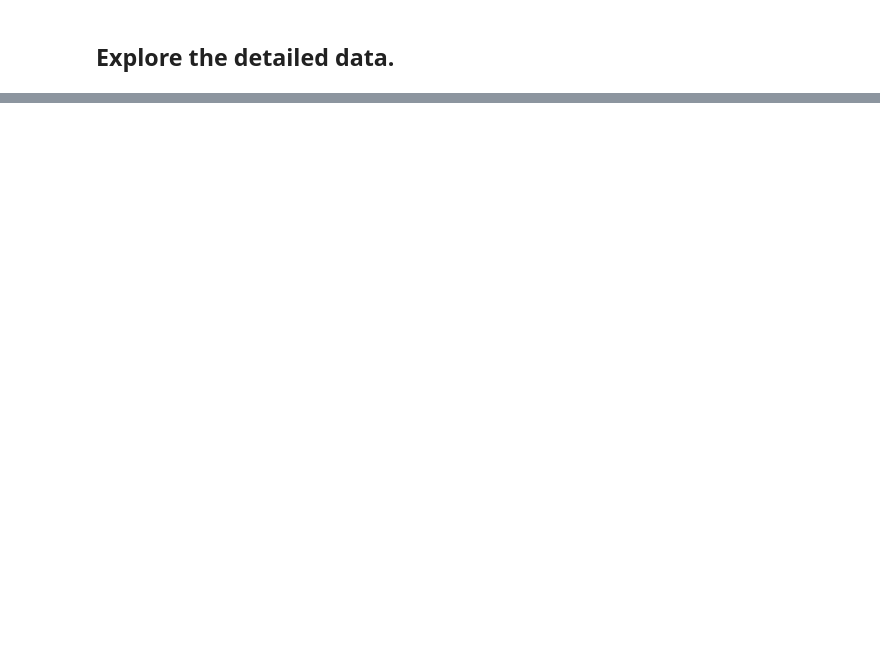
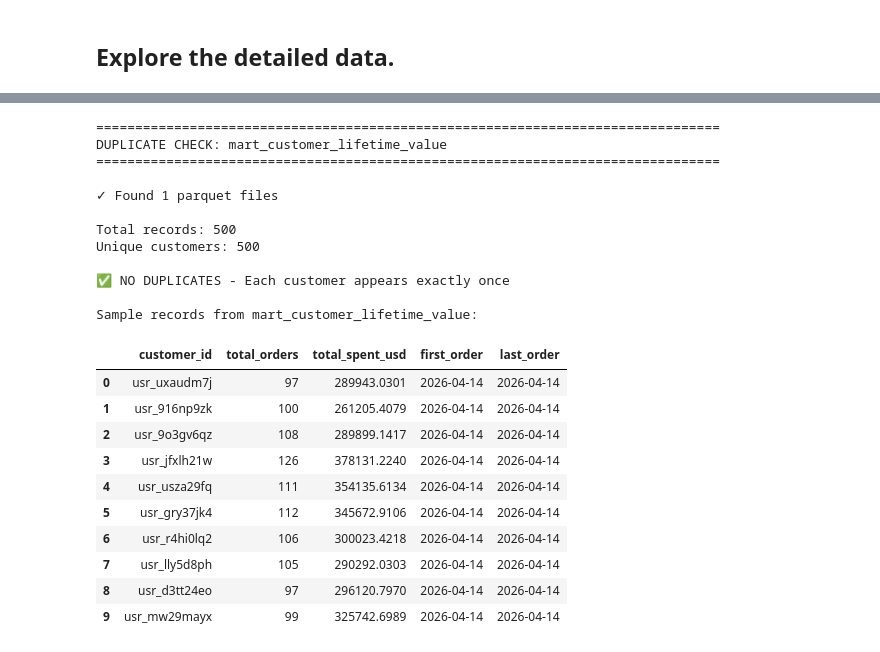
Before and after one commit to DPlayerGod/e-commerce-lakehouse-project, a Jupyter notebook: notebooks/minio_explore_gold.ipynb, the cells around one changed output, grey strips where cells are left out. Saved outputs shown, nothing was run; the diff lists cells and outputs as text; code cells hidden in the pictures; blank space fills up the shorter version.

```diff
--- a/notebooks/minio_explore_gold.ipynb
+++ b/notebooks/minio_explore_gold.ipynb
@@ -239,0 +240,77 @@ dtype: object
+# %%
+# Check for duplicates in mart_customer_lifetime_value
+import io
+
+print("="*80)
+print("DUPLICATE CHECK: mart_customer_lifetime_value")
+print("="*80)
+
+try:
+    # Read all parquet files from mart_customer_lifetime_value
+    prefix = f"{GOLD_PATH_PREFIX}mart_customer_lifetime_value/data/"
+    objects = list(minio_client.list_objects(BUCKET_NAME, prefix=prefix, recursive=True))
+    parquet_files = [obj.object_name for obj in objects if obj.object_name.endswith('.parquet')]
+
+    if not parquet_files:
+        print(f"❌ No parquet files found for mart_customer_lifetime_value")
+    else:
+        print(f"\n✓ Found {len(parquet_files)} parquet files")
+
+        # Read all files and combine
+        dfs = []
+        for pq_file in parquet_files:
+            response = minio_client.get_object(BUCKET_NAME, pq_file)
+            df_part = pd.read_parquet(io.BytesIO(response.read()))
+            dfs.append(df_part)
+
+        df_clv = pd.concat(dfs, ignore_index=True)
+
+        total_records = len(df_clv)
+        unique_customers = df_clv['customer_id'].nunique()
+
+        print(f"\nTotal records: {total_records}")
+        print(f"Unique customers: {unique_customers}")
+
+        if total_records == unique_customers:
+            print("\n✅ NO DUPLICATES - Each customer appears exactly once")
+        else:
+            print(f"\n⚠️  DUPLICATES FOUND - Extra records: {total_records - unique_customers}")
+
+            # Show duplicate customers
+            dup_counts = df_clv['customer_id'].value_counts()
+            dupes = dup_counts[dup_counts > 1]
+
+            print(f"\nCustomers with duplicates: {len(dupes)}")
+            if len(dupes) > 0:
+                print("\nTop 10 duplicated customers:")
+                print(dupes.head(10))
+
+        print("\nSample records from mart_customer_lifetime_value:")
+        display(df_clv.head(10))
+
+except Exception as e:
+    print(f"❌ Error: {e}")
+# %% [output]
+================================================================================
+DUPLICATE CHECK: mart_customer_lifetime_value
+================================================================================
+
+✓ Found 1 parquet files
+
+Total records: 500
+Unique customers: 500
+
+✅ NO DUPLICATES - Each customer appears exactly once
+
+Sample records from mart_customer_lifetime_value:
+|  | customer_id | total_orders | total_spent_usd | first_order | last_order |
+| 0 | usr_uxaudm7j | 97 | 289943.0301 | 2026-04-14 | 2026-04-14 |
+| 1 | usr_916np9zk | 100 | 261205.4079 | 2026-04-14 | 2026-04-14 |
+| 2 | usr_9o3gv6qz | 108 | 289899.1417 | 2026-04-14 | 2026-04-14 |
+| 3 | usr_jfxlh21w | 126 | 378131.2240 | 2026-04-14 | 2026-04-14 |
+| 4 | usr_usza29fq | 111 | 354135.6134 | 2026-04-14 | 2026-04-14 |
+| 5 | usr_gry37jk4 | 112 | 345672.9106 | 2026-04-14 | 2026-04-14 |
+| 6 | usr_r4hi0lq2 | 106 | 300023.4218 | 2026-04-14 | 2026-04-14 |
+| 7 | usr_lly5d8ph | 105 | 290292.0303 | 2026-04-14 | 2026-04-14 |
+| 8 | usr_d3tt24eo | 97 | 296120.7970 | 2026-04-14 | 2026-04-14 |
+| 9 | usr_mw29mayx | 99 | 325742.6989 | 2026-04-14 | 2026-04-14 |
```
Also changed, not shown: parts of 4 cells of this notebook, 2 other files.
